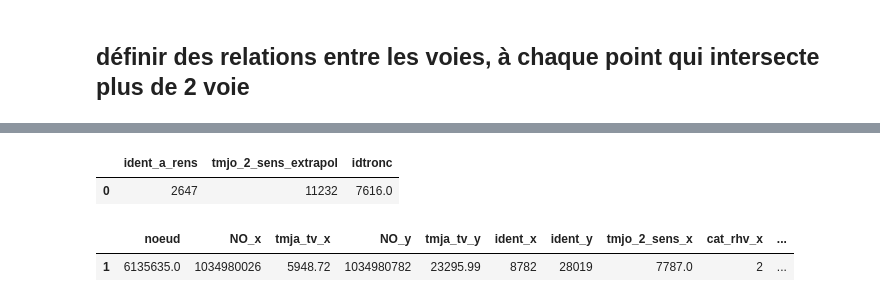
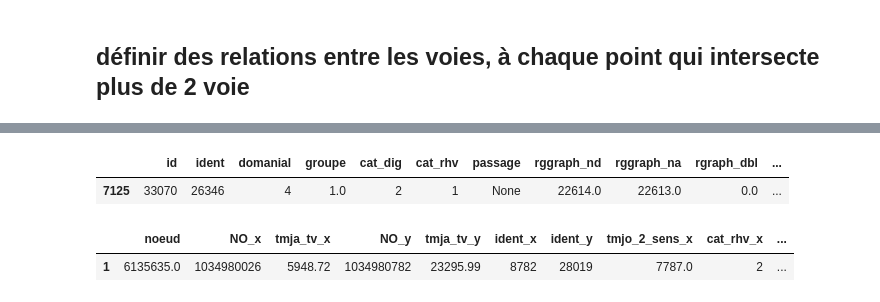
Before and after one commit to nantodevison/Lin_uniq_BdxM, a Jupyter notebook: Lin_uniq_BdxM/Traitements/traitements.ipynb, the cells around one changed output, grey strips where cells are left out. Cells and saved outputs as stored; diff of their text form; code cells hidden in the pictures.

```diff
--- a/Lin_uniq_BdxM/Traitements/traitements.ipynb
+++ b/Lin_uniq_BdxM/Traitements/traitements.ipynb
@@ -916,11 +816,11 @@ trafc_fin=trafc_rens.loc[trafc_rens['traf_max']==trafc_rens.groupby('ident_a_ren
+# %%
+lgn_rdpt.loc[lgn_rdpt['ident']=='26346']
+# %% [output]
+|  | id | ident | domanial | groupe | cat_dig | cat_rhv | passage | rggraph_nd | rggraph_na | rgraph_dbl | ... |
+| 7125 | 33070 | 26346 | 4 | 1.0 | 2 | 1 | None | 22614.0 | 22613.0 | 0.0 | ... |
 # %%
 #mise à jour du fichier source
 gdf_rhv_extrapol.update(trafc_fin.set_index('idtronc').rename(columns={'tmjo_2_sens_extrapol':'tmjo_2_sens'})[['tmjo_2_sens']])
-# %%
-trafc_fin
-# %% [output]
-|  | ident_a_rens | tmjo_2_sens_extrapol | idtronc |
-| 0 | 2647 | 11232 | 7616.0 |
 # %%
 #ensemble de noeud
 gdf_rhv_extrapol=gdf_rhv_cpt_perm_123.reset_index().set_index('idtronc')
```
Also changed, not shown: parts of 35 cells of this notebook, 3 other files.
